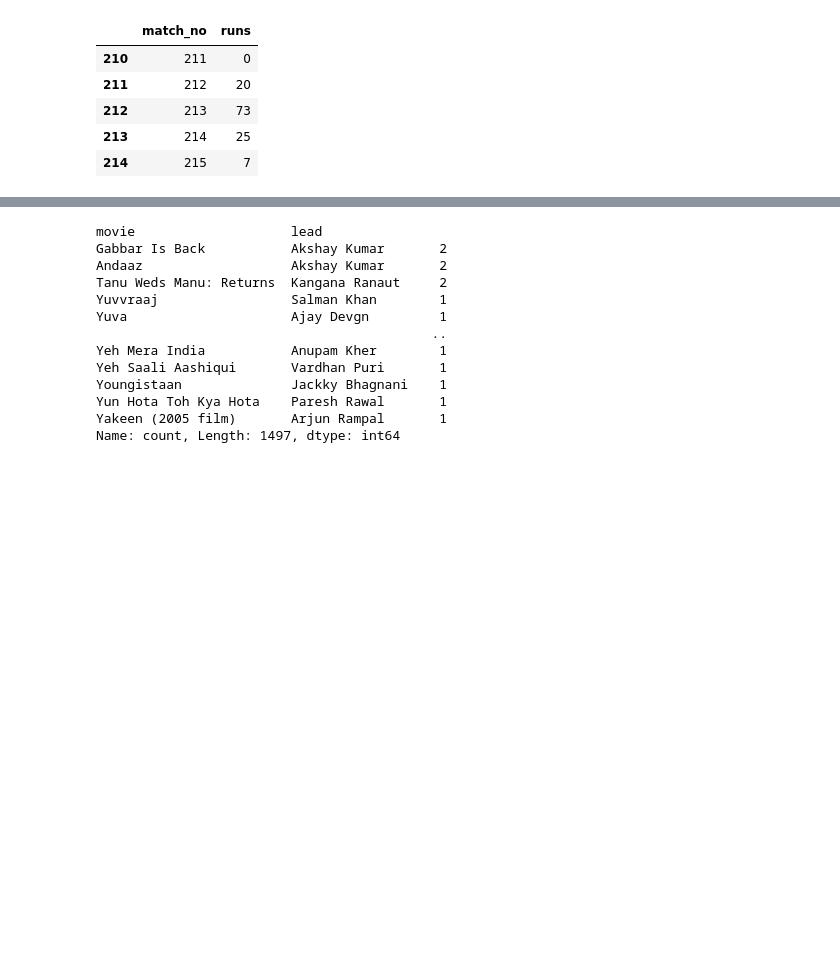
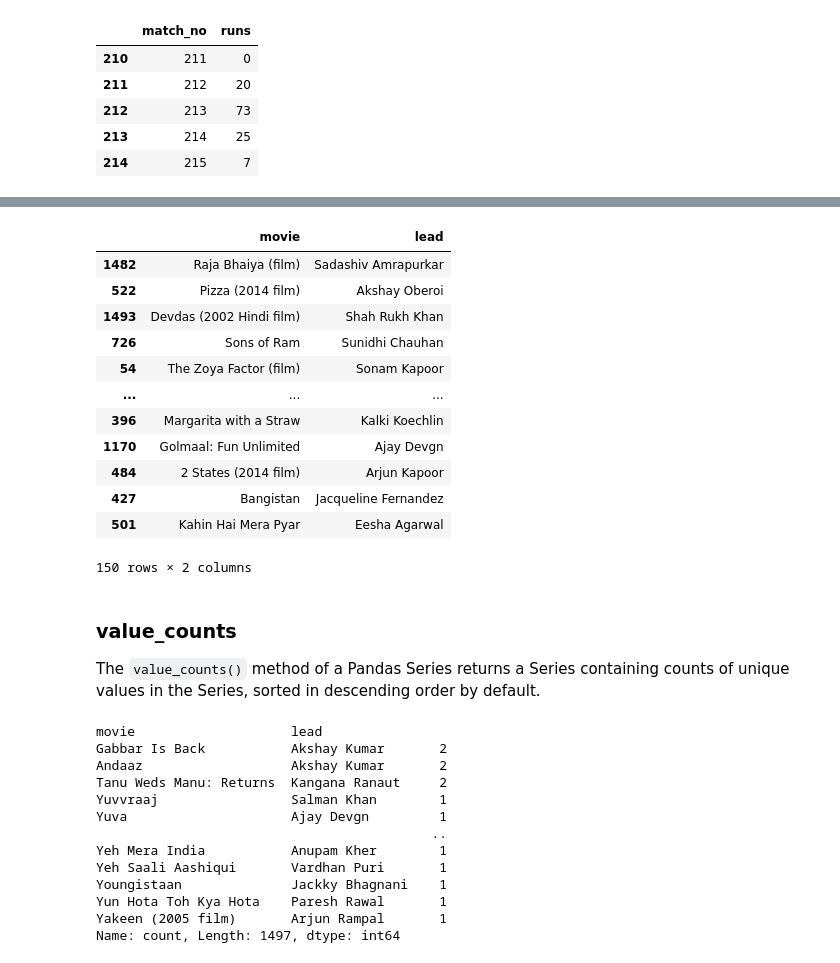
Before and after one commit to ShaikhHamza104/Pandas-for-beginner, a Jupyter notebook: notebooks/01_series.ipynb, the cells around one changed output, grey strips where cells are left out. Saved outputs shown, nothing was run; the diff lists cells and outputs as text; code cells hidden in the pictures; blank space fills up the shorter version.

```diff
--- a/notebooks/01_series.ipynb
+++ b/notebooks/01_series.ipynb
@@ -222,3 +251,22 @@ movies.sample(5)
+# %%
+movies.sample(random_state=18,frac=0.1)
+# %% [output]
+|  | movie | lead |
+| 1482 | Raja Bhaiya (film) | Sadashiv Amrapurkar |
+| 522 | Pizza (2014 film) | Akshay Oberoi |
+| 1493 | Devdas (2002 Hindi film) | Shah Rukh Khan |
+| 726 | Sons of Ram | Sunidhi Chauhan |
+| 54 | The Zoya Factor (film) | Sonam Kapoor |
+| ... | ... | ... |
+| 396 | Margarita with a Straw | Kalki Koechlin |
+| 1170 | Golmaal: Fun Unlimited | Ajay Devgn |
+| 484 | 2 States (2014 film) | Arjun Kapoor |
+| 427 | Bangistan | Jacqueline Fernandez |
+| 501 | Kahin Hai Mera Pyar | Eesha Agarwal |
+150 rows × 2 columns
+# %% [markdown]
+### value_counts
+The `value_counts()` method of a Pandas Series returns a Series containing counts of unique values in the Series, sorted in descending order by default.
 # %%
 #value_counts()
 movies.value_counts()
```
Also changed, not shown: parts of 36 cells of this notebook, 2 other files.
